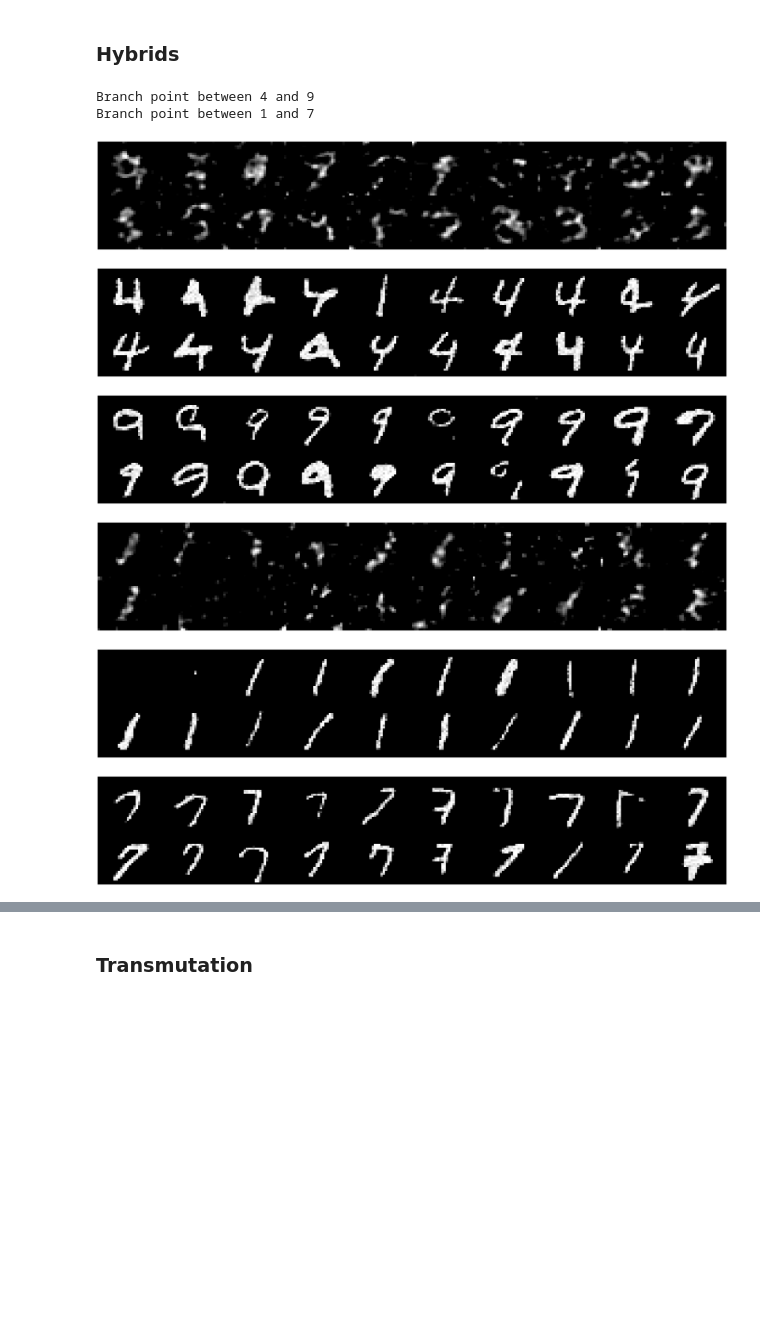
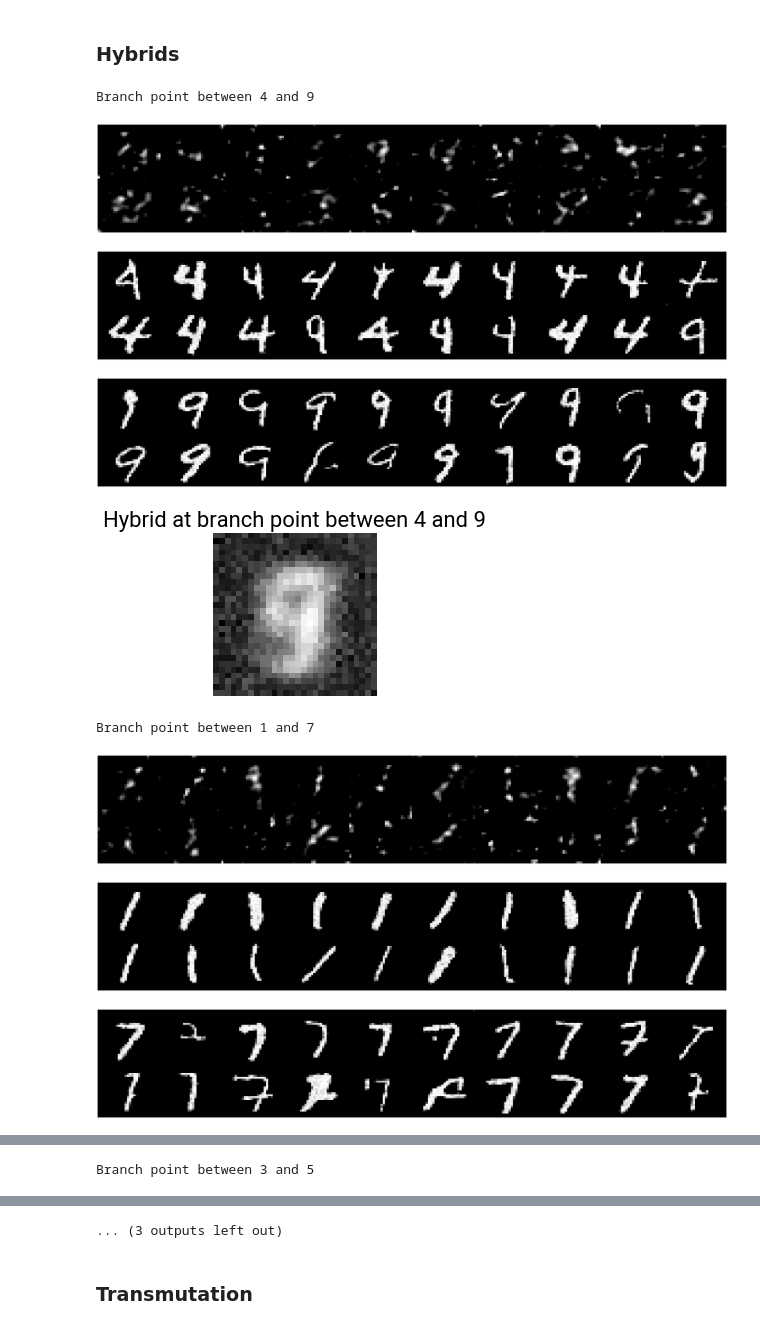
Before and after one commit to Genentech/branched-diffusion, a Jupyter notebook: notebooks/figures/mnist_hybrid_transmutation.ipynb, the cells around one changed output, grey strips where cells are left out. Cells and saved outputs as stored; diff of their text form; code cells hidden in the pictures; blank space fills up the shorter version.

Commit message:
Generate MNIST hybrid averages

```diff
--- a/notebooks/figures/mnist_hybrid_transmutation.ipynb
+++ b/notebooks/figures/mnist_hybrid_transmutation.ipynb
@@ -48,7 +45,7 @@ else:
 # %%
 models_base_path = "/gstore/data/resbioai/tsenga5/branched_diffusion/models/trained_models/"
 
-model_path = os.path.join(models_base_path, "mnist_continuous_alldigits/1/epoch_30_ckpt.pth")
+model_path = os.path.join(models_base_path, "mnist_continuous_alldigits/2/epoch_90_ckpt.pth")
 # %%
 classes = list(range(10))
 branch_defs = [((0, 1, 2, 3, 4, 5, 6, 7, 8, 9), 0.4854854854854855, 1), ((1, 2, 3, 4, 5, 6, 7, 8, 9), 0.44744744744744747, 0.4854854854854855), ((2, 3, 4, 5, 6, 7, 8, 9), 0.43343343343343343, 0.44744744744744747), ((2, 3, 4, 5, 7, 8, 9), 0.4164164164164164, 0.43343343343343343), ((3, 4, 5, 7, 8, 9), 0.3743743743743744, 0.4164164164164164), ((3, 4, 5, 8, 9), 0.3683683683683684, 0.3743743743743744), ((3, 4, 5, 9), 0.35235235235235235, 0.3683683683683684), ((3, 4, 5), 0.3483483483483483, 0.35235235235235235), ((3, 5), 0.27127127127127126, 0.3483483483483483), ((0,), 0, 0.4854854854854855), ((1,), 0, 0.44744744744744747), ((6,), 0, 0.43343343343343343), ((2,), 0, 0.4164164164164164), ((7,), 0, 0.3743743743743744), ((8,), 0, 0.3683683683683684), ((9,), 0, 0.35235235235235235), ((4,), 0, 0.3483483483483483), ((5,), 0, 0.27127127127127126), ((3,), 0, 0.27127127127127126)]
@@ -72,13 +69,10 @@ out_path = "/gstore/home/tsenga5/branched_diffusion/figures/mnist_hybrid_transmu
 os.makedirs(out_path, exist_ok=True)
 # %%
 branch_point_examples = [
-    (4, 9, 0.35235235235235235),
-    (1, 7, 0.3743743743743744)
+    (4, 9, 0.3483483483483483),
+    (1, 7, 0.3743743743743744),
+    (3, 5, 0.27127127127127126)
 ]
-
-# branch_point_examples = [
-#     (4, 9, 0.35)
-# ]
 # %% [markdown]
 ### Create data loader
 # %%
@@ -125,44 +119,55 @@ model = model_util.load_model(
 # %%
 for class_1, class_2, branch_time in branch_point_examples:
     print("Branch point between %d and %d" % (class_1, class_2))
     samples_12 = generate.generate_continuous_branched_samples(
         model, sde, class_1, class_time_to_branch_tensor, sampler="pc", t_start=branch_time,
-        t_limit=t_limit
+        t_limit=t_limit, num_samples=500
     ).cpu().numpy()
     samples_1 = generate.generate_continuous_branched_samples(
         model, sde, class_1, class_time_to_branch_tensor, sampler="pc", t_limit=branch_time,
-        initial_samples=torch.tensor(samples_12).to(DEVICE)
+        initial_samples=torch.tensor(samples_12).to(DEVICE), num_samples=500
     ).cpu().numpy()
     samples_2 = generate.generate_continuous_branched_samples(
         model, sde, class_2, class_time_to_branch_tensor, sampler="pc", t_limit=branch_time,
-        initial_samples=torch.tensor(samples_12).to(DEVICE)
+        initial_samples=torch.tensor(samples_12).to(DEVICE), num_samples=500
     ).cpu().numpy()
 
     smoothed_samples_12 = np.empty_like(samples_12)
     for i in range(len(samples_12)):
         smoothed_samples_12[i, 0] = scipy.ndimage.gaussian_filter(samples_12[i, 0], sigma=1)
 
     fig = plot_mnist_digits(smoothed_samples_12, grid_size=(10, 2), scale=5)
+#     fig.savefig(
+#         os.path.join(out_path, "mnist_hybrid_%d_%d.svg" % (class_1, class_2)),
+#         format="svg"
+#     )
+    fig = plot_mnist_digits(samples_1, grid_size=(10, 2), scale=5)
+#     fig.savefig(
+#         os.path.join(out_path, "mnist_hybrid_%d.svg" % class_1),
+#         format="svg"
+#     )
+    fig = plot_mnist_digits(samples_2, grid_size=(10, 2), scale=5)
+#     fig.savefig(
+#         os.path.join(out_path, "mnist_hybrid_%d.svg" % class_2),
+#         format="svg"
+#     )
+
+    fig, ax = plt.subplots(figsize=(3, 3))
+    ax.imshow(np.mean(samples_12, axis=(0, 1)), cmap="Greys_r")
+    ax.axis("off")
+    ax.set_title("Hybrid at branch point between %d and %d" % (class_1, class_2))
     fig.savefig(
-        os.path.join(out_path, "mnist_hybrid_%d_%d.svg" % (class_1, class_2)),
+        os.path.join(out_path, "mnist_hybrid_average_%d_%d.svg" % (class_1, class_2)),
         format="svg"
     )
-    fig = plot_mnist_digits(samples_1, grid_size=(10, 2), scale=5)
-    fig.savefig(
-        os.path.join(out_path, "mnist_hybrid_%d.svg" % class_1),
-        format="svg"
-    )
-    fig = plot_mnist_digits(samples_2, grid_size=(10, 2), scale=5)
-    fig.savefig(
-        os.path.join(out_path, "mnist_hybrid_%d.svg" % class_2),
-        format="svg"
-    )
+    plt.show()
 # %% [output]
 Branch point between 4 and 9
-Branch point between 1 and 7
-[figure, old version]
+[figure, new version]
-[figure, old version]
+[figure, new version]
-[figure, old version]
+[figure, new version]
-[figure, old version]
+[figure, new version]
+Branch point between 1 and 7
-[figure, old version]
+[figure, new version]
-[figure, old version]
+[figure, new version]
+[figure, added]
@@ -168,0 +175 @@ Branch point between 1 and 7
+Branch point between 3 and 5
@@ -169,3 +177,4 @@ Branch point between 1 and 7
+... (3 outputs left out)
 # %% [markdown]
 ### Transmutation
 # %%
```
Also changed, not shown: parts of 5 cells of this notebook.
